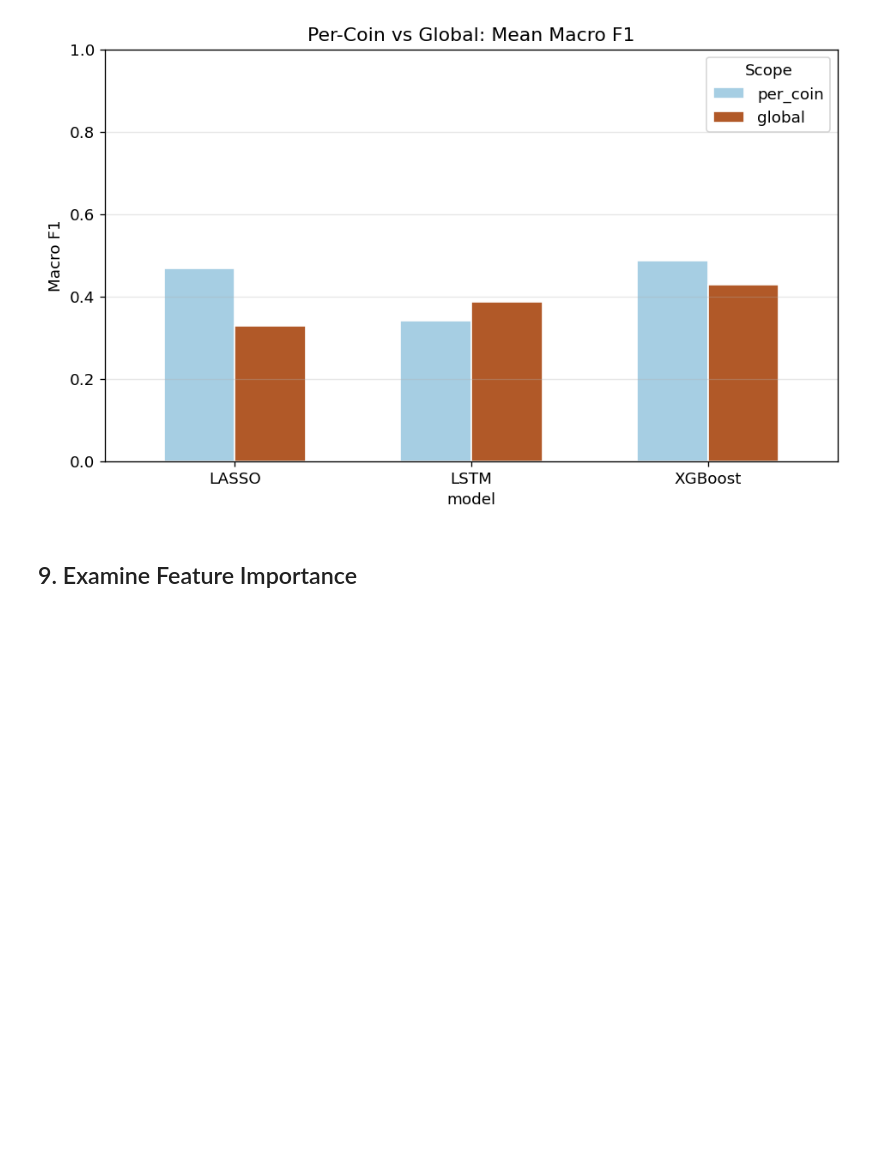
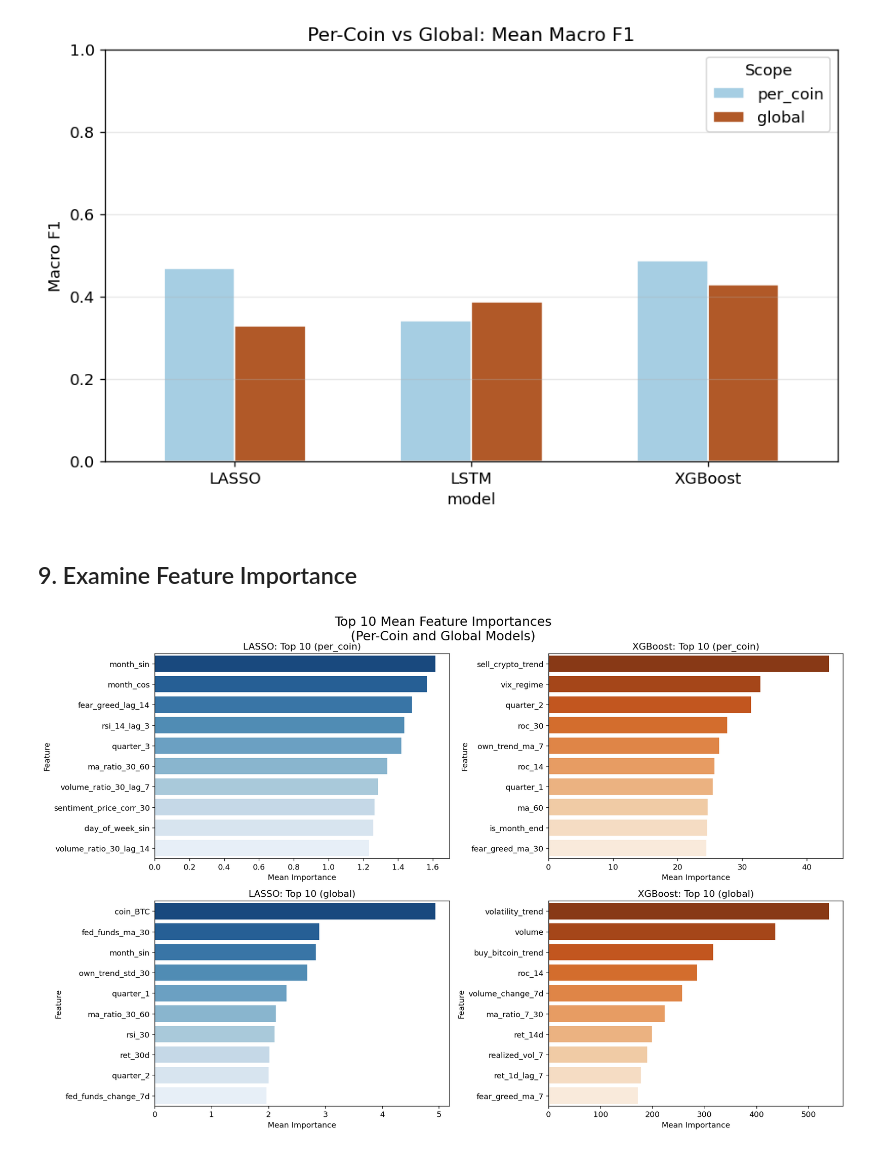
Before and after one commit to MuLancer/DSE4211-Group-18-Cryptocurrency-Market-Bubble-Prediction, a Jupyter notebook: main.ipynb, the cells around one changed output. Saved outputs shown, nothing was run; the diff lists cells and outputs as text; code cells hidden in the pictures; blank space fills up the shorter version.

Commit message:
feature importance

```diff
--- a/main.ipynb
+++ b/main.ipynb
@@ -770,0 +774,80 @@ plt.show()
+# %%
+def plot_top_feature_importances(df_res, feature_names, scope_label, model_label, ax):
+    # Helper to map f0, f1, ... to actual feature names
+    feature_idx_to_name = {f"f{i}": name for i, name in enumerate(feature_names)}
+
+    def parse_series_str_to_dict(series_str, map_xgb_names=False):
+        import re
+        if not isinstance(series_str, str):
+            return {}
+        series_str = re.sub(r"\\ndtype:.*", "", series_str)
+        lines = [l for l in series_str.strip().split("\n") if l.strip()]
+        fi_dict = {}
+        for line in lines:
+            parts = line.strip().split()
+            if len(parts) >= 2:
+                key = " ".join(parts[:-1])
+                if map_xgb_names and key in feature_idx_to_name:
+                    key = feature_idx_to_name[key]
+                try:
+                    val = float(parts[-1])
+                    fi_dict[key] = val
+                except Exception:
+                    continue
+        return fi_dict
+
+    # Select model and scope
+    df = df_res[(df_res['model'] == model_label) & (df_res['scope'] == scope_label)].copy()
+    map_xgb = (model_label == 'XGBoost')
+    fis = df['feature_importance'].map(lambda s: parse_series_str_to_dict(s, map_xgb_names=map_xgb))
+
+    from collections import defaultdict
+    def mean_importance(fi_list):
+        agg = defaultdict(list)
+        for fi in fi_list:
+            for k, v in fi.items():
+                agg[k].append(v)
+        return {k: sum(vs)/len(vs) for k, vs in agg.items() if len(vs) > 0}
+
+    mean_fi = mean_importance(fis)
+    top = sorted(mean_fi.items(), key=lambda x: -abs(x[1]))[:10]
+    feat, vals = zip(*top) if top else ([],[])
+
+    import seaborn as sns
+    sns.barplot(x=vals, y=feat, ax=ax, palette='Blues_r' if model_label=='LASSO' else 'Oranges_r')
+    ax.set_title(f'{model_label}: Top 10 ({scope_label})')
+    ax.set_xlabel('Mean Importance')
+    ax.set_ylabel('Feature')
+
+# --- Prepare feature names for both per-coin and global ---
+try:
+    feature_names_per_coin = FEATURE_COLS
+    feature_names_global = FEATURE_COLS_GLOBAL
+except NameError:
+    # Try to infer from df_raw
+    if 'df_raw' in globals():
+        NON_FEATURE_COLS = {
+            'date', 'symbol',
+            'gsadf_label_90', 'gsadf_label_95', 'label', 'label_lead',
+            'fear_greed_classification',
+        }
+        feature_names_per_coin = [c for c in df_raw.columns if c not in NON_FEATURE_COLS and df_raw[c].dtype != object]
+        coin_dummies = pd.get_dummies(df_raw['symbol'], prefix='coin').astype(float)
+        feature_names_global = feature_names_per_coin + list(coin_dummies.columns)
+    else:
+        feature_names_per_coin = []
+        feature_names_global = []
+
+fig, axes = plt.subplots(2, 2, figsize=(16, 11), sharey=False)
+
+plot_top_feature_importances(df_res, feature_names_per_coin, 'per_coin', 'LASSO',   axes[0,0])
+plot_top_feature_importances(df_res, feature_names_per_coin, 'per_coin', 'XGBoost', axes[0,1])
+plot_top_feature_importances(df_res, feature_names_global,  'global',   'LASSO',   axes[1,0])
+plot_top_feature_importances(df_res, feature_names_global,  'global',   'XGBoost', axes[1,1])
+
+plt.suptitle('Top 10 Mean Feature Importances\n(Per-Coin and Global Models)', fontsize=18, y=0.93)
+plt.tight_layout(rect=[0, 0, 1, 0.96])
+plt.savefig('outputs/feature_importance.png', bbox_inches='tight')
+plt.show()
+# %% [output]
+[figure, added]
```
Also changed, not shown: parts of 2 cells of this notebook, 2 other files.
